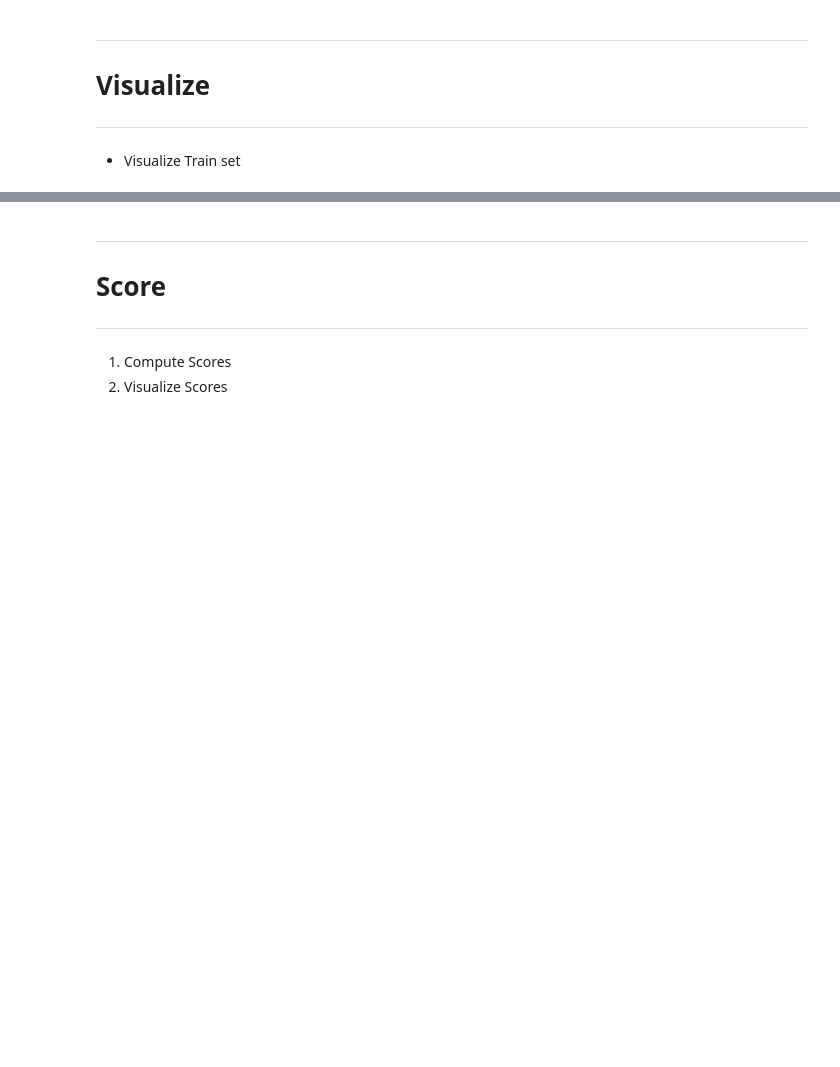
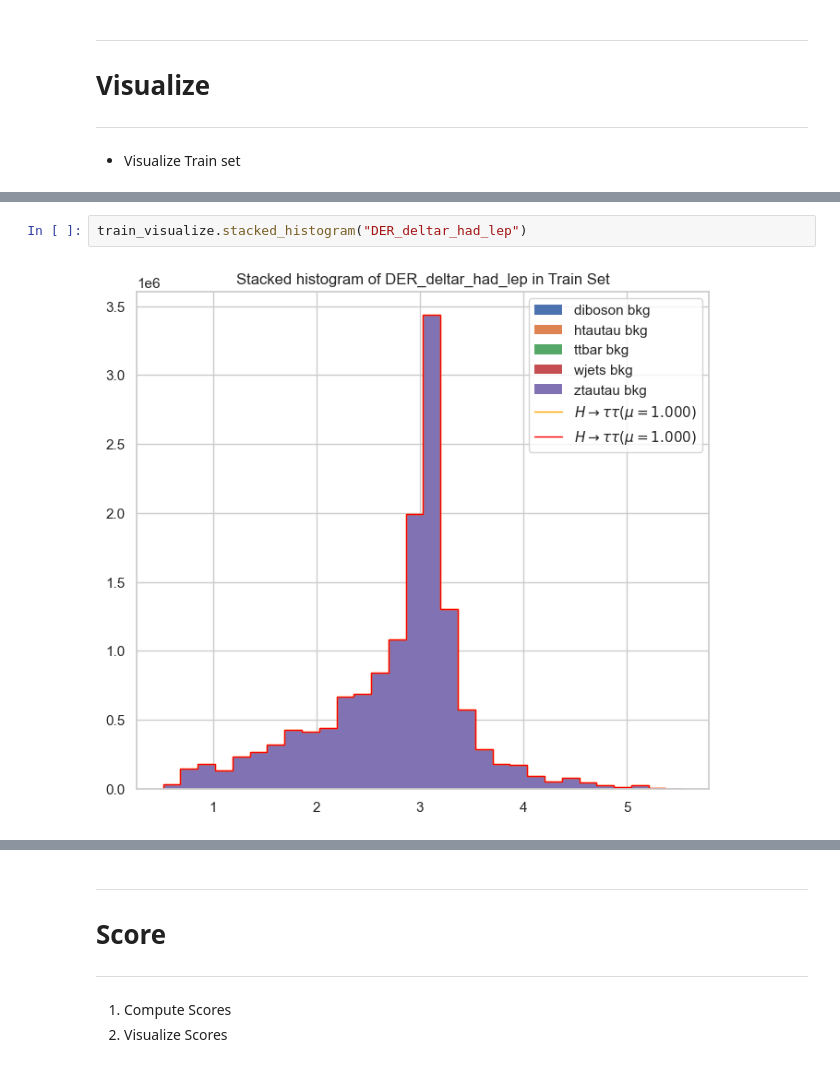
Before and after one commit to blackSwanCS/Collaboration_A, a Jupyter notebook: StartingKit_HiggsML_Uncertainty_Challenge.ipynb, the cells around one changed output, grey strips where cells are left out. Saved outputs shown, nothing was run; the diff lists cells and outputs as text; blank space fills up the shorter version.

```diff
--- a/StartingKit_HiggsML_Uncertainty_Challenge.ipynb
+++ b/StartingKit_HiggsML_Uncertainty_Challenge.ipynb
@@ -249,0 +199,4 @@ visualize.show_histogram()
+# %%
+train_visualize.stacked_histogram("DER_deltar_had_lep")
+# %% [output]
+[figure, added]
```
Also changed, not shown: parts of 65 cells of this notebook, 13 other files.
